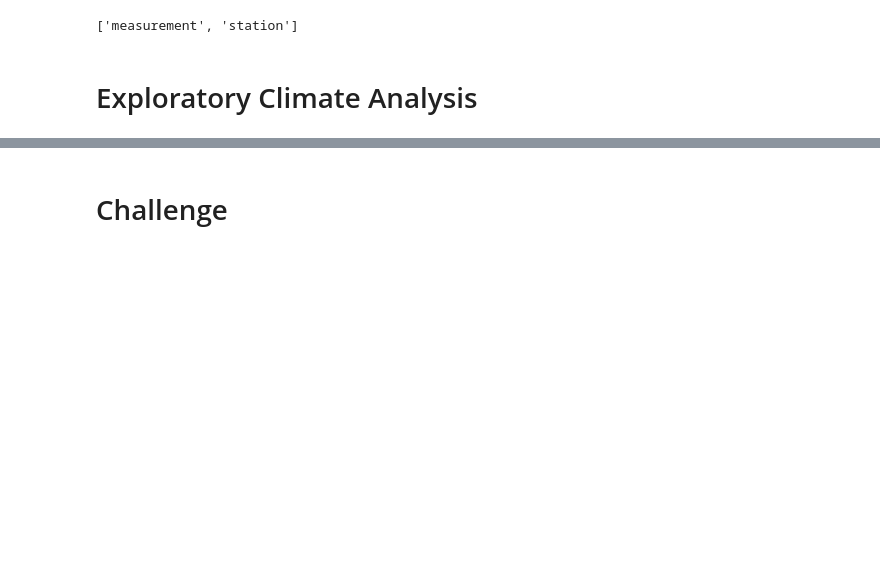
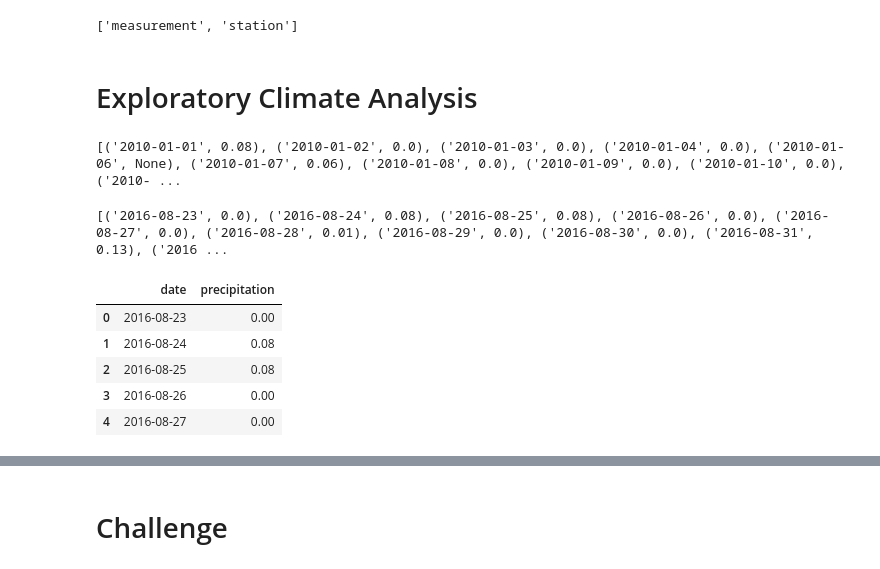
Before and after one commit to jquindiagan/surfs_up, a Jupyter notebook: climate_analysis.ipynb, the cells around one changed output, grey strips where cells are left out. Cells and saved outputs as stored; diff of their text form; code cells hidden in the pictures; blank space fills up the shorter version.

```diff
--- a/climate_analysis.ipynb
+++ b/climate_analysis.ipynb
@@ -42,13 +42,31 @@ session = Session(engine)
 # %%
 # Design a query to retrieve the last 12 months of precipitation data and plot the results.
 #Starting from the last data point in the database.
+prev_year = dt.date(2017, 8, 23)
 
 # Calculate the date one year from the last date in data set.
+prev_year = dt.date(2017, 8, 23) - dt.timedelta(days=365)
 
 # Perform a query to retrieve the data and precipitation scores
-
-# Save the query results as a Pandas DataFrame and set the index to the date column
-
-# Sort the dataframe by date
-
-# Use Pandas Plotting with Matplotlib to plot the data
+results = session.query(Measurement.date, Measurement.prcp)
+print(results.all())
+# %% [output]
+[('2010-01-01', 0.08), ('2010-01-02', 0.0), ('2010-01-03', 0.0), ('2010-01-04', 0.0), ('2010-01-06', None), ('2010-01-07', 0.06), ('2010-01-08', 0.0), ('2010-01-09', 0.0), ('2010-01-10', 0.0), ('2010- ...
+# %%
+# Filter data older than the last year and add function .all() to extract
+# all results from query and put them in a list
+results = session.query(Measurement.date, Measurement.prcp).filter(Measurement.date >= prev_year).all()
+print(results)
+# %% [output]
+[('2016-08-23', 0.0), ('2016-08-24', 0.08), ('2016-08-25', 0.08), ('2016-08-26', 0.0), ('2016-08-27', 0.0), ('2016-08-28', 0.01), ('2016-08-29', 0.0), ('2016-08-30', 0.0), ('2016-08-31', 0.13), ('2016 ...
+# %%
+# Save the query results as a Pandas DataFrame and set the index to the date column
+df = pd.DataFrame(results, columns=['date','precipitation'])
+df.head()
+# %% [output]
+|  | date | precipitation |
+| 0 | 2016-08-23 | 0.00 |
+| 1 | 2016-08-24 | 0.08 |
+| 2 | 2016-08-25 | 0.08 |
+| 3 | 2016-08-26 | 0.00 |
+| 4 | 2016-08-27 | 0.00 |
```
Also changed, not shown: parts of 5 cells of this notebook.
